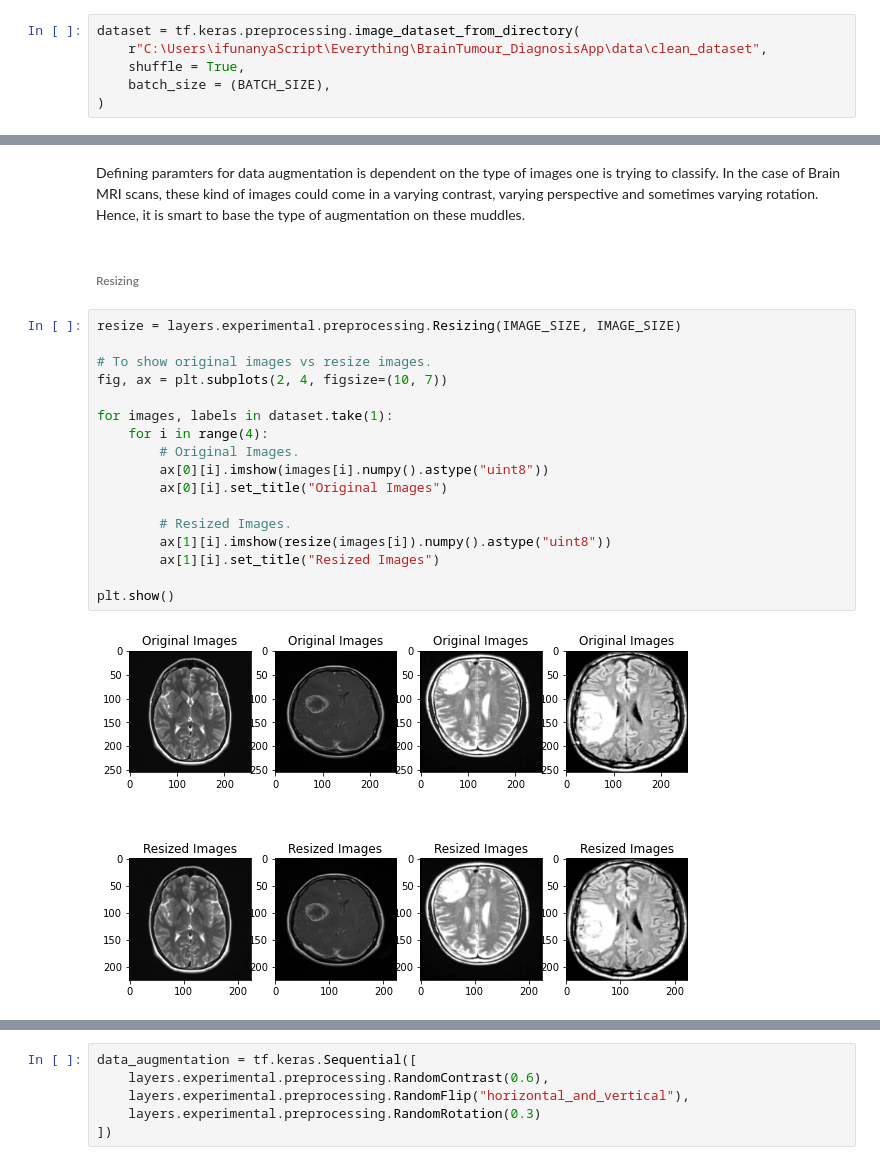
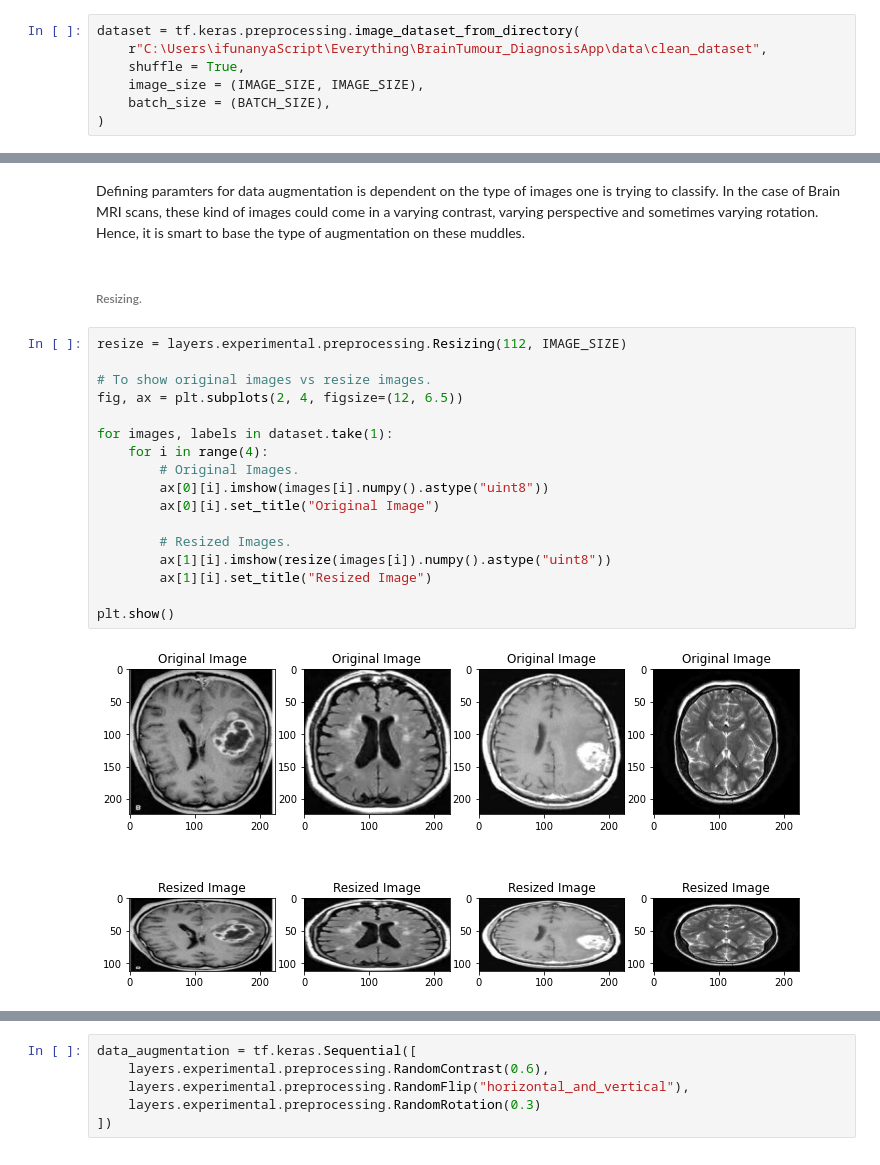
Before and after one commit to ifunanyaScript/Brain-tumour-diagnosis-app, a Jupyter notebook: notebooks/data_augmentation_pipeline.ipynb, the cells around one changed output, grey strips where cells are left out. Drawn from its saved outputs; the diff is of its cells as text.

```diff
--- a/notebooks/data_augmentation_pipeline.ipynb
+++ b/notebooks/data_augmentation_pipeline.ipynb
@@ -17,6 +17,7 @@ Tensorflow has a fantastic data pipeline which can be used to load a dataset, an
 dataset = tf.keras.preprocessing.image_dataset_from_directory(
     r"C:\Users\ifunanyaScript\Everything\BrainTumour_DiagnosisApp\data\clean_dataset",
     shuffle = True,
+    image_size = (IMAGE_SIZE, IMAGE_SIZE),
     batch_size = (BATCH_SIZE),
 )
 # %% [output]
@@ -56,24 +57,24 @@ for image_batch, label_batch in dataset.take(1):
 There is randomness in the samples as a result of the __"shuffle"__ parameter specified.
 # %% [markdown]
 Defining paramters for data augmentation is dependent on the type of images one is trying to classify. In the case of Brain MRI scans, these kind of images could come in a varying contrast, varying perspective and sometimes varying rotation. Hence, it is smart to base the type of augmentation on these muddles.
-# %% [markdown]
-###### Resizing
-# %%
-resize = layers.experimental.preprocessing.Resizing(IMAGE_SIZE, IMAGE_SIZE)
-
-# To show original images vs resize images.
-fig, ax = plt.subplots(2, 4, figsize=(10, 7))
-
-for images, labels in dataset.take(1):
-    for i in range(4):
-        # Original Images.
-        ax[0][i].imshow(images[i].numpy().astype("uint8"))
-        ax[0][i].set_title("Original Images")
-
-        # Resized Images.
-        ax[1][i].imshow(resize(images[i]).numpy().astype("uint8"))
-        ax[1][i].set_title("Resized Images")
-
-plt.show()
-# %% [output]
-[figure, removed]
+# %% [markdown]
+###### Resizing.
+# %%
+resize = layers.experimental.preprocessing.Resizing(112, IMAGE_SIZE)
+
+# To show original images vs resize images.
+fig, ax = plt.subplots(2, 4, figsize=(12, 6.5))
+
+for images, labels in dataset.take(1):
+    for i in range(4):
+        # Original Images.
+        ax[0][i].imshow(images[i].numpy().astype("uint8"))
+        ax[0][i].set_title("Original Image")
+
+        # Resized Images.
+        ax[1][i].imshow(resize(images[i]).numpy().astype("uint8"))
+        ax[1][i].set_title("Resized Image")
+
+plt.show()
+# %% [output]
+[figure, added]
```
Also changed, not shown: parts of 5 cells of this notebook.
